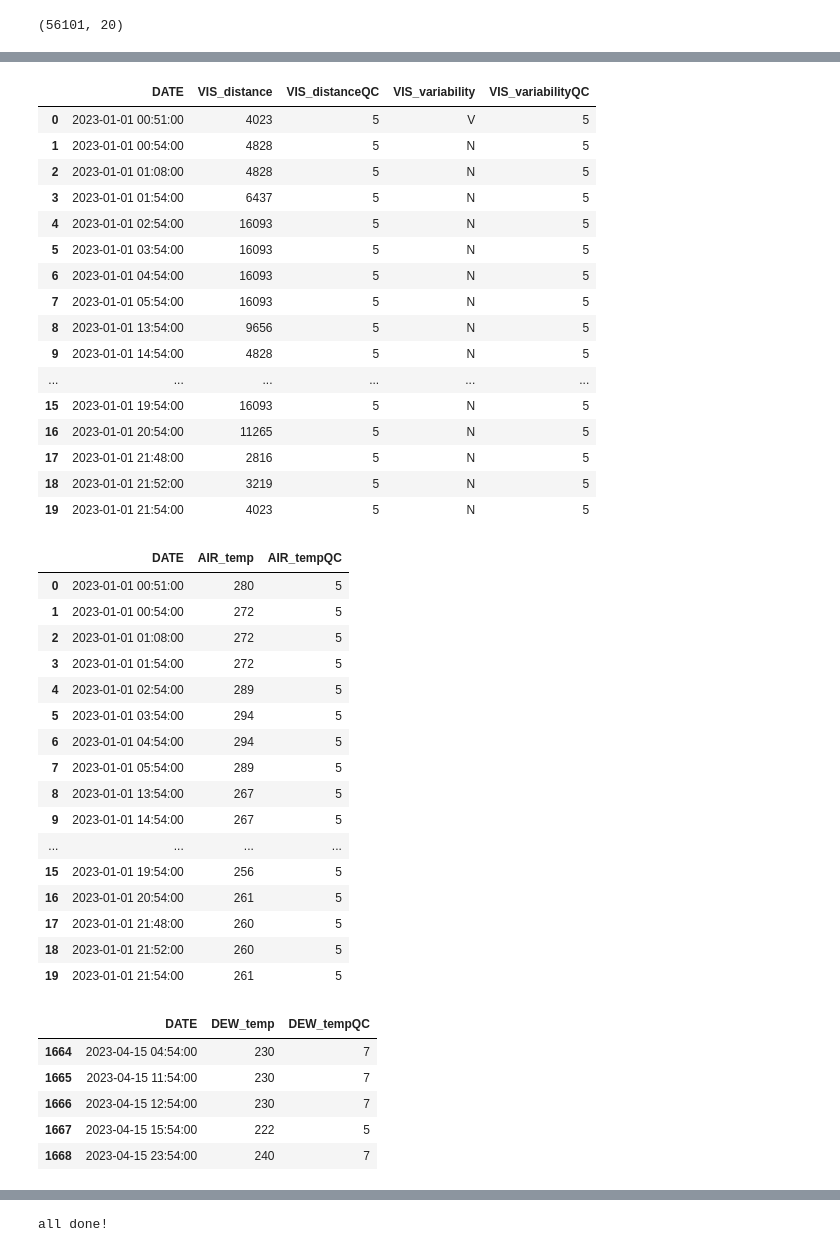
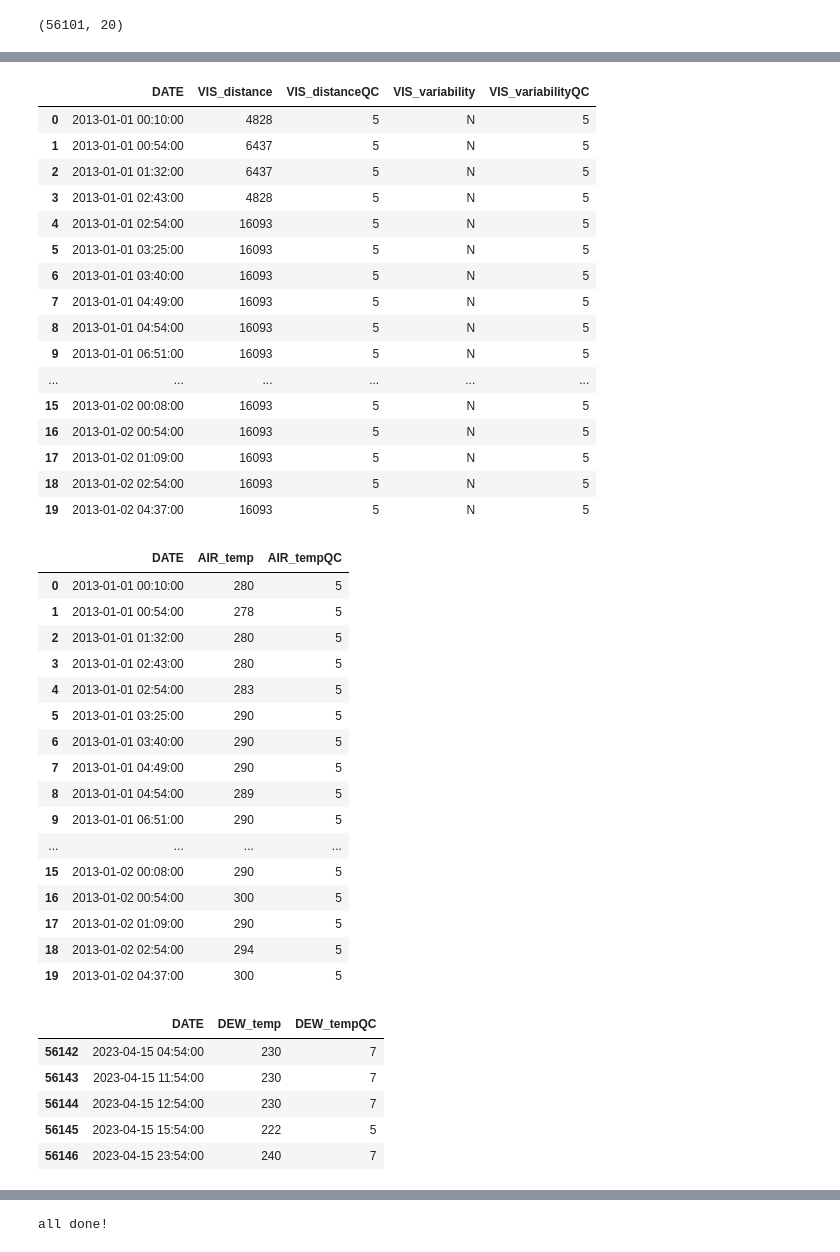
Before and after one commit to LLudivina/project-one, a Jupyter notebook: Climate_Data_Clean_Split.ipynb, the cells around one changed output, grey strips where cells are left out. Drawn from its saved outputs; the diff is of its cells as text; code cells hidden in the pictures.

```diff
--- a/Climate_Data_Clean_Split.ipynb
+++ b/Climate_Data_Clean_Split.ipynb
@@ -163,26 +159,26 @@ if os.path.exists('resources/SKY/sky_data.csv'):
 sky_df.to_csv('resources/SKY/sky_data.csv', index=False)
 # %%
 # Create visibility DataFrame
-vis_df = all_data_df.filter(['DATE','VIS_distance', 'VIS_distanceQC', 'VIS_variability', 'VIS_variabilityQC'])
+vis_df = entire_df.filter(['DATE','VIS_distance', 'VIS_distanceQC', 'VIS_variability', 'VIS_variabilityQC'])
 vis_df.head(20)
 # %% [output]
 |  | DATE | VIS_distance | VIS_distanceQC | VIS_variability | VIS_variabilityQC |
-| 0 | 2023-01-01 00:51:00 | 4023 | 5 | V | 5 |
-| 1 | 2023-01-01 00:54:00 | 4828 | 5 | N | 5 |
-| 2 | 2023-01-01 01:08:00 | 4828 | 5 | N | 5 |
-| 3 | 2023-01-01 01:54:00 | 6437 | 5 | N | 5 |
-| 4 | 2023-01-01 02:54:00 | 16093 | 5 | N | 5 |
-| 5 | 2023-01-01 03:54:00 | 16093 | 5 | N | 5 |
-| 6 | 2023-01-01 04:54:00 | 16093 | 5 | N | 5 |
-| 7 | 2023-01-01 05:54:00 | 16093 | 5 | N | 5 |
-| 8 | 2023-01-01 13:54:00 | 9656 | 5 | N | 5 |
-| 9 | 2023-01-01 14:54:00 | 4828 | 5 | N | 5 |
+| 0 | 2013-01-01 00:10:00 | 4828 | 5 | N | 5 |
+| 1 | 2013-01-01 00:54:00 | 6437 | 5 | N | 5 |
+| 2 | 2013-01-01 01:32:00 | 6437 | 5 | N | 5 |
+| 3 | 2013-01-01 02:43:00 | 4828 | 5 | N | 5 |
+| 4 | 2013-01-01 02:54:00 | 16093 | 5 | N | 5 |
+| 5 | 2013-01-01 03:25:00 | 16093 | 5 | N | 5 |
+| 6 | 2013-01-01 03:40:00 | 16093 | 5 | N | 5 |
+| 7 | 2013-01-01 04:49:00 | 16093 | 5 | N | 5 |
+| 8 | 2013-01-01 04:54:00 | 16093 | 5 | N | 5 |
+| 9 | 2013-01-01 06:51:00 | 16093 | 5 | N | 5 |
 | ... | ... | ... | ... | ... | ... |
-| 15 | 2023-01-01 19:54:00 | 16093 | 5 | N | 5 |
-| 16 | 2023-01-01 20:54:00 | 11265 | 5 | N | 5 |
-| 17 | 2023-01-01 21:48:00 | 2816 | 5 | N | 5 |
-| 18 | 2023-01-01 21:52:00 | 3219 | 5 | N | 5 |
-| 19 | 2023-01-01 21:54:00 | 4023 | 5 | N | 5 |
+| 15 | 2013-01-02 00:08:00 | 16093 | 5 | N | 5 |
+| 16 | 2013-01-02 00:54:00 | 16093 | 5 | N | 5 |
+| 17 | 2013-01-02 01:09:00 | 16093 | 5 | N | 5 |
+| 18 | 2013-01-02 02:54:00 | 16093 | 5 | N | 5 |
+| 19 | 2013-01-02 04:37:00 | 16093 | 5 | N | 5 |
 # %%
 # write out visibility data into csv file
 if os.path.exists('resources/VIS/vis_data.csv'):
@@ -190,26 +186,26 @@ if os.path.exists('resources/VIS/vis_data.csv'):
 vis_df.to_csv('resources/VIS/vis_data.csv', index=False)
 # %%
 # Create air temp DataFrame
-air_temp_df = all_data_df.filter(['DATE','AIR_temp', 'AIR_tempQC'])
+air_temp_df = entire_df.filter(['DATE','AIR_temp', 'AIR_tempQC'])
 air_temp_df.head(20)
 # %% [output]
 |  | DATE | AIR_temp | AIR_tempQC |
-| 0 | 2023-01-01 00:51:00 | 280 | 5 |
-| 1 | 2023-01-01 00:54:00 | 272 | 5 |
-| 2 | 2023-01-01 01:08:00 | 272 | 5 |
-| 3 | 2023-01-01 01:54:00 | 272 | 5 |
-| 4 | 2023-01-01 02:54:00 | 289 | 5 |
-| 5 | 2023-01-01 03:54:00 | 294 | 5 |
-| 6 | 2023-01-01 04:54:00 | 294 | 5 |
-| 7 | 2023-01-01 05:54:00 | 289 | 5 |
-| 8 | 2023-01-01 13:54:00 | 267 | 5 |
-| 9 | 2023-01-01 14:54:00 | 267 | 5 |
+| 0 | 2013-01-01 00:10:00 | 280 | 5 |
+| 1 | 2013-01-01 00:54:00 | 278 | 5 |
+| 2 | 2013-01-01 01:32:00 | 280 | 5 |
+| 3 | 2013-01-01 02:43:00 | 280 | 5 |
+| 4 | 2013-01-01 02:54:00 | 283 | 5 |
+| 5 | 2013-01-01 03:25:00 | 290 | 5 |
+| 6 | 2013-01-01 03:40:00 | 290 | 5 |
+| 7 | 2013-01-01 04:49:00 | 290 | 5 |
+| 8 | 2013-01-01 04:54:00 | 289 | 5 |
+| 9 | 2013-01-01 06:51:00 | 290 | 5 |
 | ... | ... | ... | ... |
-| 15 | 2023-01-01 19:54:00 | 256 | 5 |
-| 16 | 2023-01-01 20:54:00 | 261 | 5 |
-| 17 | 2023-01-01 21:48:00 | 260 | 5 |
-| 18 | 2023-01-01 21:52:00 | 260 | 5 |
-| 19 | 2023-01-01 21:54:00 | 261 | 5 |
+| 15 | 2013-01-02 00:08:00 | 290 | 5 |
+| 16 | 2013-01-02 00:54:00 | 300 | 5 |
+| 17 | 2013-01-02 01:09:00 | 290 | 5 |
+| 18 | 2013-01-02 02:54:00 | 294 | 5 |
+| 19 | 2013-01-02 04:37:00 | 300 | 5 |
 # %%
 # write out air temp data into csv file
 if os.path.exists('resources/TMP/temp_data.csv'):
@@ -217,15 +213,15 @@ if os.path.exists('resources/TMP/temp_data.csv'):
 air_temp_df.to_csv('resources/TMP/temp_data.csv', index=False)
 # %%
 # Create dew point DataFrame
-dew_point_df = all_data_df.filter(['DATE','DEW_temp', 'DEW_tempQC'])
+dew_point_df = entire_df.filter(['DATE','DEW_temp', 'DEW_tempQC'])
 dew_point_df.tail()
 # %% [output]
 |  | DATE | DEW_temp | DEW_tempQC |
-| 1664 | 2023-04-15 04:54:00 | 230 | 7 |
-| 1665 | 2023-04-15 11:54:00 | 230 | 7 |
-| 1666 | 2023-04-15 12:54:00 | 230 | 7 |
-| 1667 | 2023-04-15 15:54:00 | 222 | 5 |
-| 1668 | 2023-04-15 23:54:00 | 240 | 7 |
+| 56142 | 2023-04-15 04:54:00 | 230 | 7 |
+| 56143 | 2023-04-15 11:54:00 | 230 | 7 |
+| 56144 | 2023-04-15 12:54:00 | 230 | 7 |
+| 56145 | 2023-04-15 15:54:00 | 222 | 5 |
+| 56146 | 2023-04-15 23:54:00 | 240 | 7 |
 # %%
 # write out dew point data into csv file
 if os.path.exists('resources/DEW/dew_data.csv'):
```
Also changed, not shown: parts of 4 cells of this notebook.
